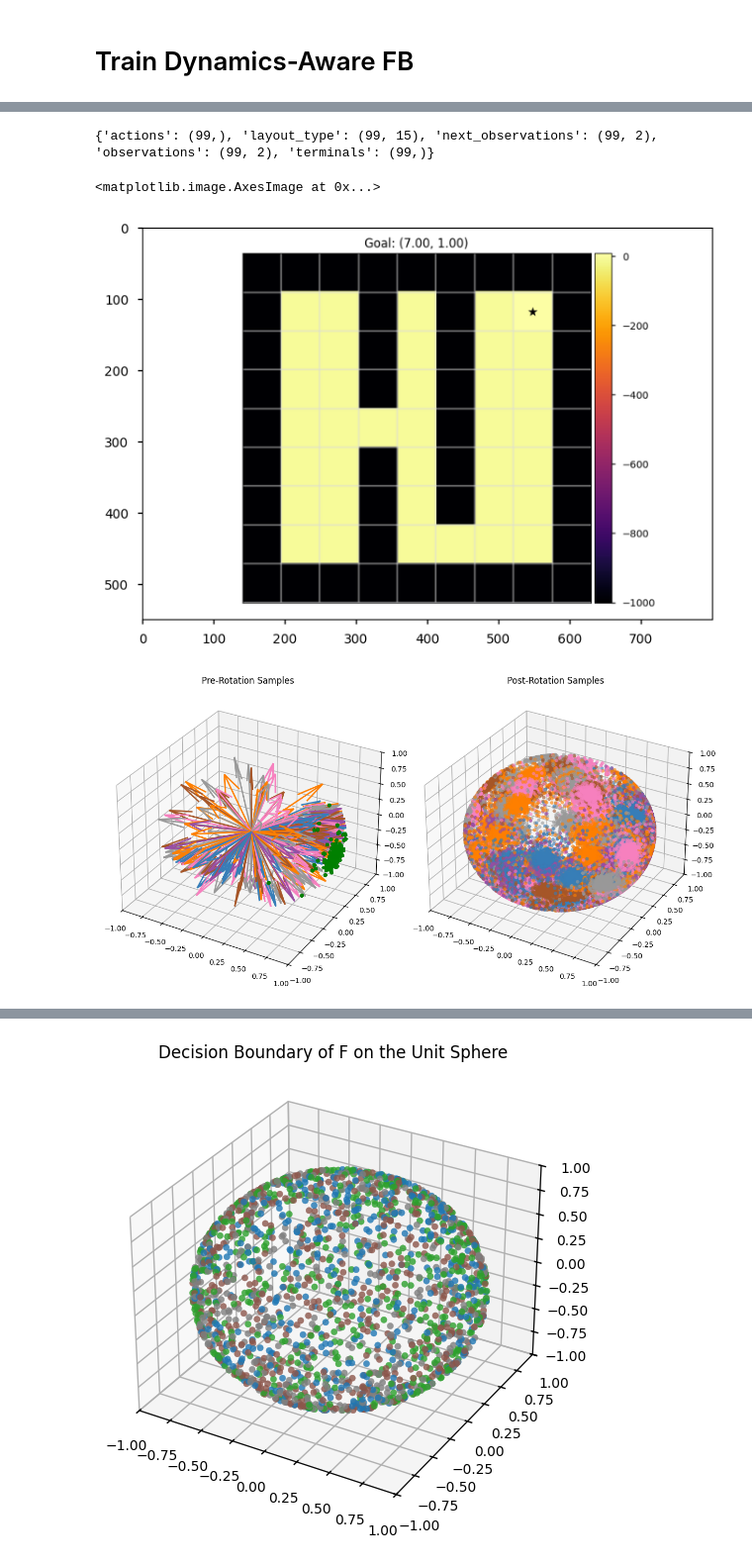
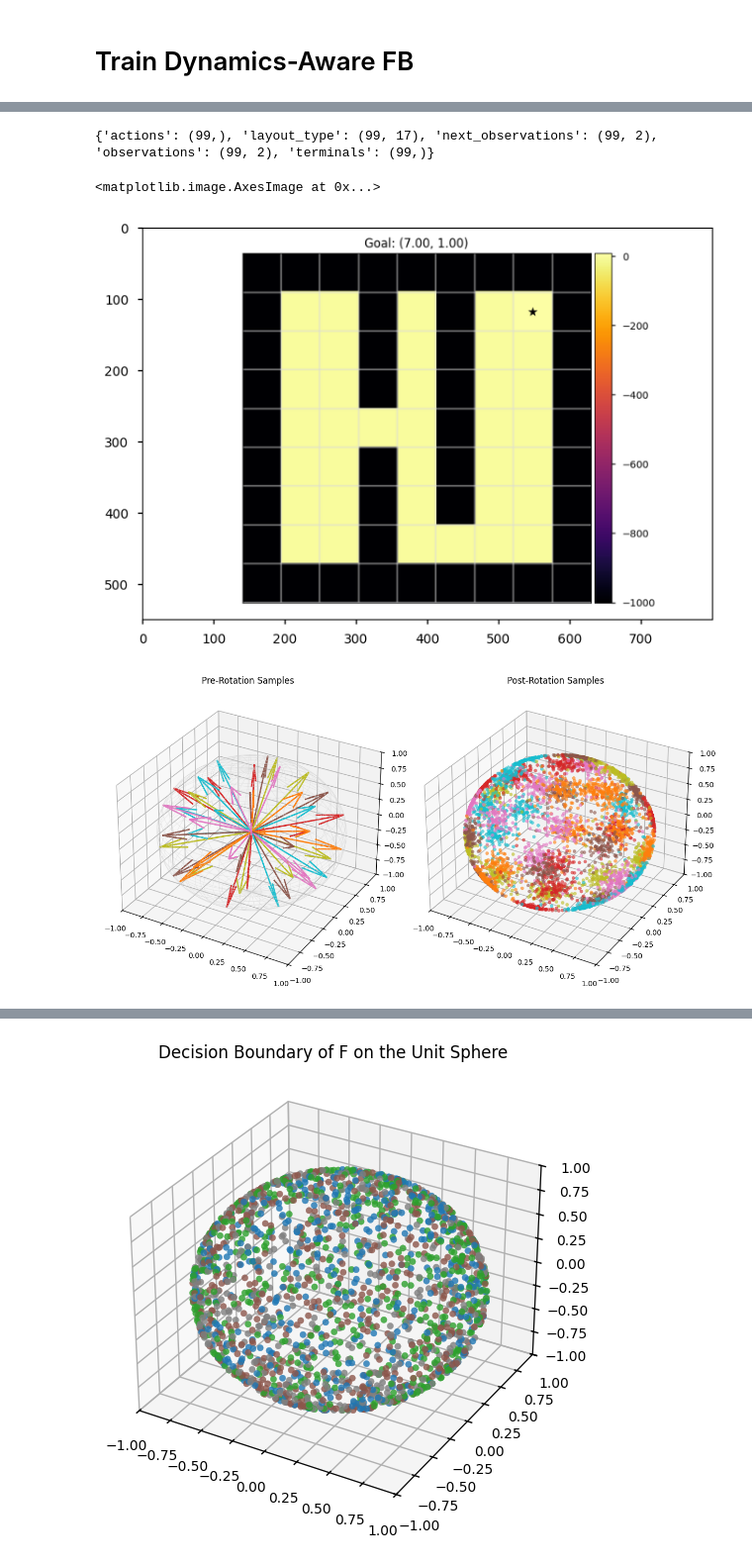
Before and after one commit to skylooop/BeliefConditionedFB, a Jupyter notebook: notebooks/dynamics_fb_doors_debug.ipynb, the cells around one changed output, grey strips where cells are left out. Shown at 99% size. Drawn from its saved outputs; the diff is of its cells as text; code cells hidden in the pictures.

```diff
--- a/notebooks/dynamics_fb_doors_debug.ipynb
+++ b/notebooks/dynamics_fb_doors_debug.ipynb
@@ -69,7 +69,7 @@ train_layout_data = []
 #     dataset, env = q_learning(env, num_episodes=NUM_TRAIN_EPISODES, layout_type=i, epsilon=0.75, num_mdp=NUM_TRAIN_LAYOUTS)
 #     train_layout_data.append(dataset)
 
-NUM_TRAIN_LAYOUTS = 10
+NUM_TRAIN_LAYOUTS = 12
 NUM_TRAIN_STEPS = 100
 NUM_TRAIN_EPISODES = 1000
 
@@ -109,9 +109,9 @@ from utils.datasets import Dataset, GCDataset
 with initialize(version_base=None, config_path="../configs/"):
     fb_config = compose(config_name='entry.yaml', overrides=['experiment=fb_dynamics_discrete.yaml',
                                                             f'agent.number_of_meta_envs={NUM_TRAIN_LAYOUTS}',
-                                                            f'+agent.kappa=500',
-                                                            f'agent.z_dim=100',
-                                                            f'agent.output_dim=100'])
+                                                            f'+agent.kappa=150',
+                                                            f'agent.z_dim=150',
+                                                            f'agent.output_dim=150'])
                                                             # f'agent.z_mix_ratio=0.5'])
     fb_config = OmegaConf.to_container(fb_config, resolve=True)
     pprint(fb_config)
@@ -305,7 +305,7 @@ def visualize_value_image(layout_type, task_num):
 pred_value_img = visualize_value_image(5, task_num=1)
 plt.imshow(pred_value_img)
 # %% [output]
-{'actions': (99,), 'layout_type': (99, 15), 'next_observations': (99, 2), 'observations': (99, 2), 'terminals': (99,)}
+{'actions': (99,), 'layout_type': (99, 17), 'next_observations': (99, 2), 'observations': (99, 2), 'terminals': (99,)}
 <matplotlib.image.AxesImage at 0x...>
 [figure]
 # %%
@@ -317,11 +317,12 @@ if fb_config['agent']['use_context']:
 
     plot_layouts = functools.reduce(concatenate_dicts, plot_layouts)
 
-    cmap = matplotlib.colormaps['Set1']
+    cmap = matplotlib.colormaps['tab10']
     c = cmap(np.linspace(0, 1, 7)) # number of doors
     layouts_for_embeddings = []
     colors = []
     for i in range(1, 7):
+        # for j in range(1, 3):
         cur_layout_indx = jnp.where(jnp.any((plot_layouts['traj_states'][:, :, 0] == 3.0) & (plot_layouts['traj_states'][:, :, 1] == i), 1))[0]
         cur_layout_traj = jax.tree_util.tree_map(lambda arr: arr[cur_layout_indx], plot_layouts)
         if len(cur_layout_indx) > 1:
@@ -355,9 +356,7 @@ def sample_z_nd(batch_size, dim, key, custom_anchor, kappa=20):
     anchor = custom_anchor / (jnp.linalg.norm(custom_anchor, axis=-1, keepdims=True)+ 1e-6)
 
     samples = _vmf_sample_north_pole(key, batch_size, dim, kappa)
-    # samples = jax.random.normal(shape=(batch_size, dim), key=key)
     samples = samples / (jnp.linalg.norm(samples, axis=-1, keepdims=True)+ 1e-6)
-    # rotation = _nd_householder_rotation(anchor)
     # 2. Create Householder rotation matrix
     rotation = jax.vmap(_nd_householder_rotation)(jnp.atleast_2d(anchor))
     # 3. Rotate samples to align with anchor
@@ -427,39 +426,49 @@ def visualize_dynamics(z_pres, z_posts, anchor, colors):
     # Pre-rotation
     anchor = anchor / jnp.linalg.norm(anchor, axis=-1, keepdims=True)
     ax1 = fig.add_subplot(121, projection='3d')
-    for i in range(z_pres.shape[0]):
-        ax1.scatter(z_pres[i,:, 0], z_pres[i,:, 1], z_pres[i, :, 2], alpha=0.6, c='green')#c[i])
+    # for i in range(z_pres.shape[0]):
+    #     ax1.scatter(z_pres[i,:, 0], z_pres[i,:, 1], z_pres[i, :, 2], alpha=0.6, c='green')#c[i])
     for i in range(1, colors.shape[0]):
         ax1.quiver(0, 0, 0, *anchor[i], color=colors[i], lw=2)
     ax1.set_title('Pre-Rotation Samples')
     ax1.set_xlim(-1,1); ax1.set_ylim(-1,1); ax1.set_zlim(-1,1)
 
     # # Post-rotation
     ax2 = fig.add_subplot(122, projection='3d')
     for i in range(z_posts.shape[0]):
         ax2.scatter(z_posts[i, :, 0], z_posts[i, :, 1],  z_posts[i, :, 2], alpha=0.6, c=colors[i])#c[i])
     ax2.set_title(f'Post-Rotation Samples')
     ax2.set_xlim(-1,1); ax2.set_ylim(-1,1); ax2.set_zlim(-1,1)
 
+    def add_wireframe(ax, radius=1.0):
+        u = np.linspace(0, 2 * np.pi, 60)
+        v = np.linspace(0, np.pi, 30)
+        xx = radius * np.outer(np.cos(u), np.sin(v))
+        yy = radius * np.outer(np.sin(u), np.sin(v))
+        zz = radius * np.outer(np.ones_like(u), np.cos(v))
+        ax.plot_wireframe(xx, yy, zz, color="lightgray", linewidth=0.7, alpha=0.4)
+    add_wireframe(ax1)
+    # add_wireframe(ax2)
     plt.tight_layout()
+    plt.savefig("rotation_fb.svg", dpi=300)
     plt.show()
 
 final_indices = np.cumsum(jnp.array([layouts_for_embeddings[i]['traj_states'].shape[0] for i in range(len(layouts_for_embeddings))]))
 samples_from_trajs = []
 prev_inxs = 0
 for i in range(len(final_indices)):
     key=jax.random.fold_in(GLOBAL_KEY, i)
-    cur_sel = jax.random.choice(key=key, a=np.arange(prev_inxs, final_indices[i]), shape=(40, ))
+    cur_sel = jax.random.choice(key=key, a=np.arange(prev_inxs, final_indices[i]), shape=(8, ))
     samples_from_trajs.append(cur_sel)
     prev_inxs = final_indices[i] + 1
 
 samples_from_trajs_indxs = np.stack(samples_from_trajs).reshape(-1)
-tsne = PCA(3, random_state=42).fit_transform(dynamics_embedding[samples_from_trajs_indxs])
-z_pre, z_post, anchor = jax.vmap(sample_z_nd, in_axes=(None, None, None, 0, None))(512, 3, GLOBAL_KEY, jnp.atleast_2d(tsne), 500)
+tsne = TSNE(3, random_state=42).fit_transform(dynamics_embedding[samples_from_trajs_indxs])
+z_pre, z_post, anchor = jax.vmap(sample_z_nd, in_axes=(None, None, None, 0, None))(100, 3, GLOBAL_KEY, jnp.atleast_2d(tsne), 150)
 # z_pre, z_post, anchor = sample_z_nd(1000, 3, GLOBAL_KEY, jnp.atleast_2d(tsne), 100)
 visualize_dynamics(z_pre, z_post, tsne, colors=colors[samples_from_trajs_indxs])
 # %% [output]
-[figure, old version]
+[figure, new version]
 # %%
 from IPython.display import clear_output
 
```
Also changed, not shown: parts of 5 cells of this notebook, 25 other files.
